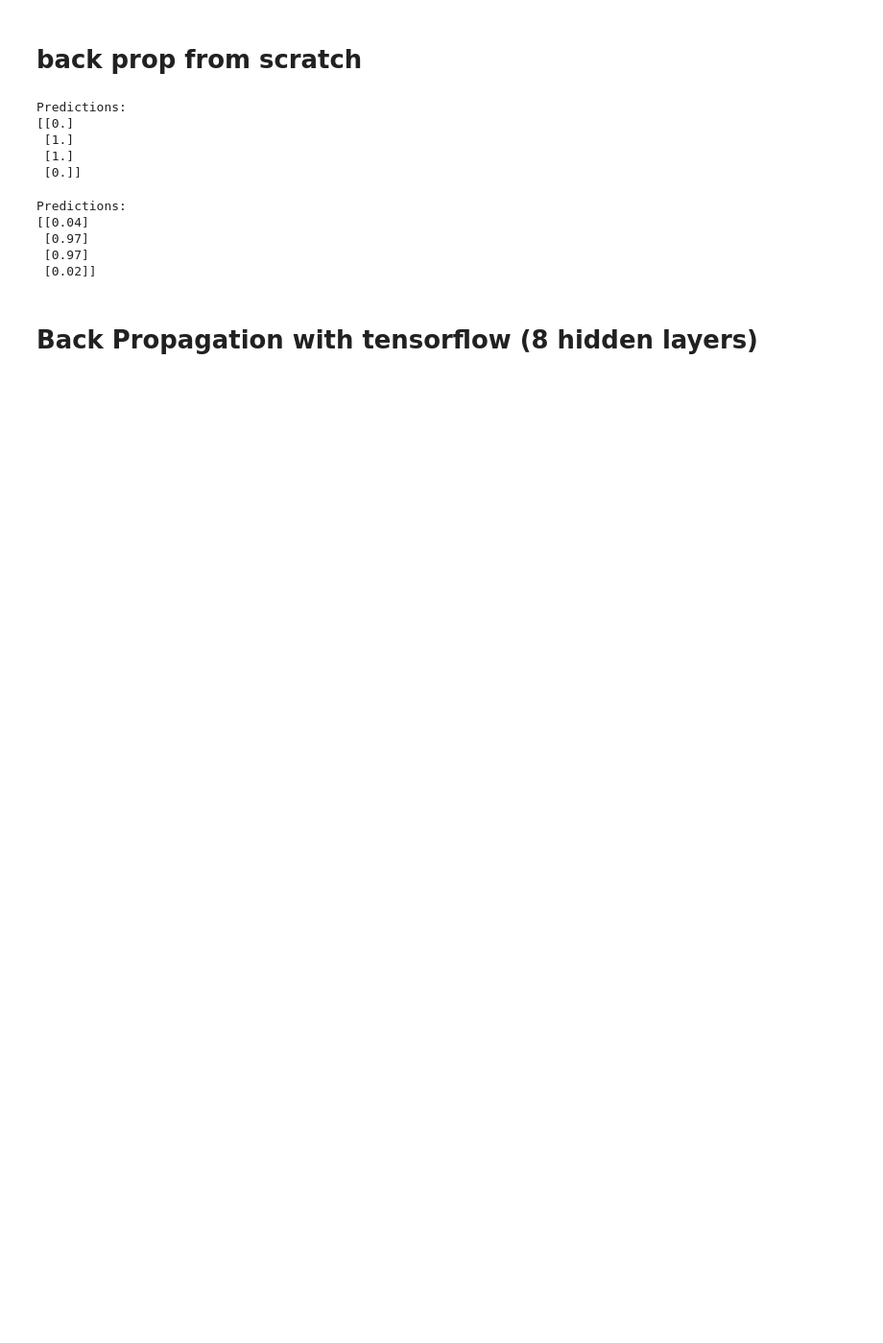
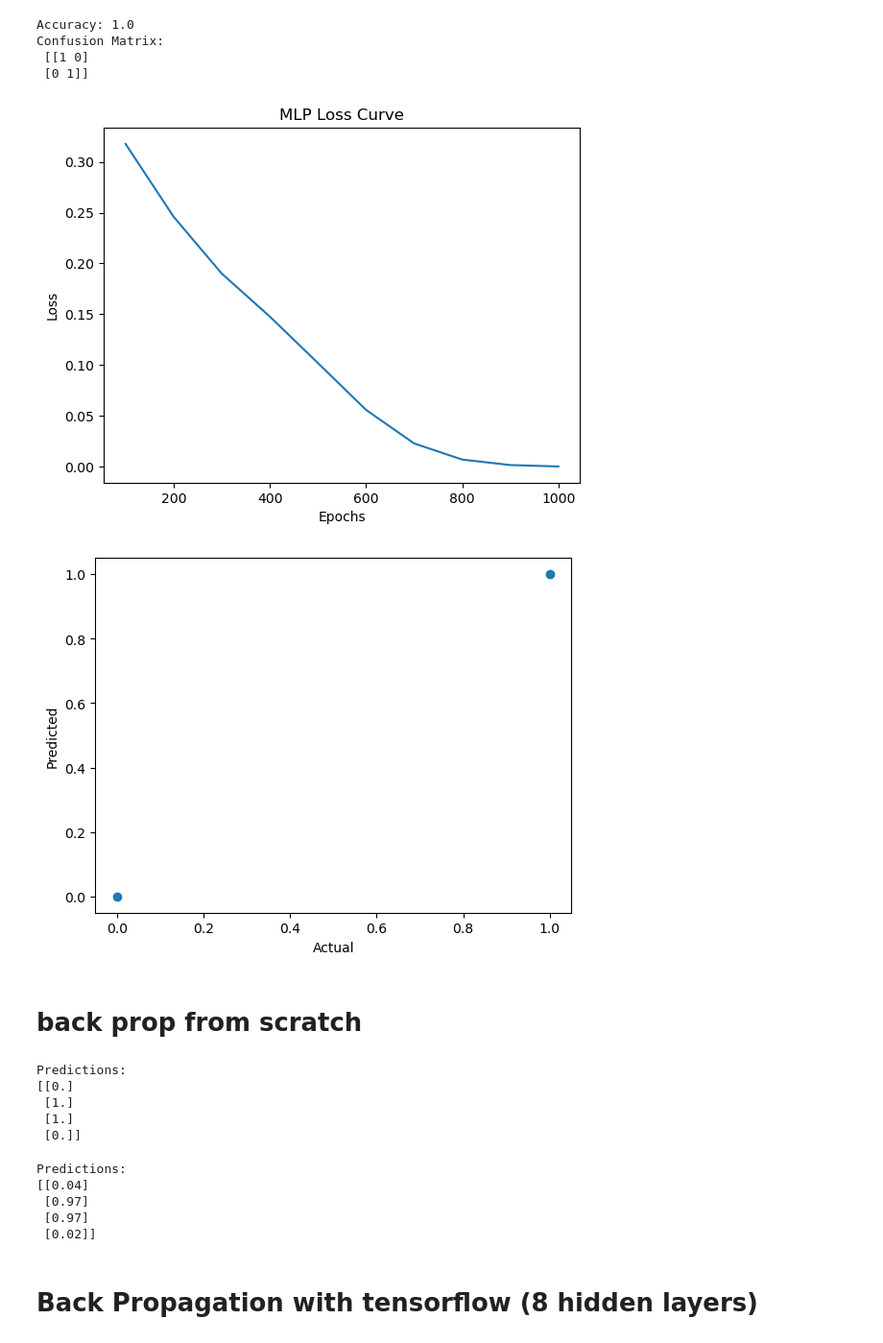
Before and after one commit to bharath-akurathi/machine_learning, a Jupyter notebook: 2_backpropagation.ipynb, the cells around one changed output. Shown at 96% size. Cells and saved outputs as stored; diff of their text form; code cells hidden in the pictures; blank space fills up the shorter version.

```diff
--- a/2_backpropagation.ipynb
+++ b/2_backpropagation.ipynb
@@ -1,3 +1,65 @@
+# %%
+import numpy as np
+import matplotlib.pyplot as plt
+from sklearn.neural_network import MLPClassifier
+from sklearn.model_selection import train_test_split
+from sklearn.metrics import accuracy_score, confusion_matrix
+
+X = np.array([[1,1],[2,1],[2,2],[3,2],[4,1],
+              [6,5],[7,6],[8,6],[9,7],[10,8]])
+y = np.array([0,0,0,0,0,1,1,1,1,1])
+
+# Split data
+X_train, X_test, y_train, y_test = train_test_split(
+    X, y, test_size=0.2, random_state=42
+)
+
+# Model
+model = MLPClassifier(
+    hidden_layer_sizes=(8,4),
+    activation='relu',
+    warm_start=True,
+    max_iter=1,
+    random_state=42
+)
+
+# Training
+x = []
+y_line = []
+
+for epoch in range(1,1001):
+    model.fit(X_train, y_train)
+
+    if epoch % 100 == 0:
+        loss = model.loss_
+        x.append(epoch)
+        y_line.append(loss)
+
+# Final prediction
+y_pred = model.predict(X_test)
+
+print("Accuracy:", accuracy_score(y_test, y_pred))
+print("Confusion Matrix:\n", confusion_matrix(y_test, y_pred))
+
+# Plot loss curve
+plt.plot(x, y_line)
+plt.xlabel("Epochs")
+plt.ylabel("Loss")
+plt.title("MLP Loss Curve")
+plt.show()
+
+# if ploting is asked:
+plt.scatter(y_test, y_pred)
+plt.xlabel("Actual")
+plt.ylabel("Predicted")
+plt.show()
+# %% [output]
+Accuracy: 1.0
+Confusion Matrix:
+ [[1 0]
+ [0 1]]
+[figure, added]
+[figure, added]
 # %% [markdown]
 # back prop from scratch
 # %%
```
Also changed, not shown: parts of 1 cell of this notebook, 10 other files.
